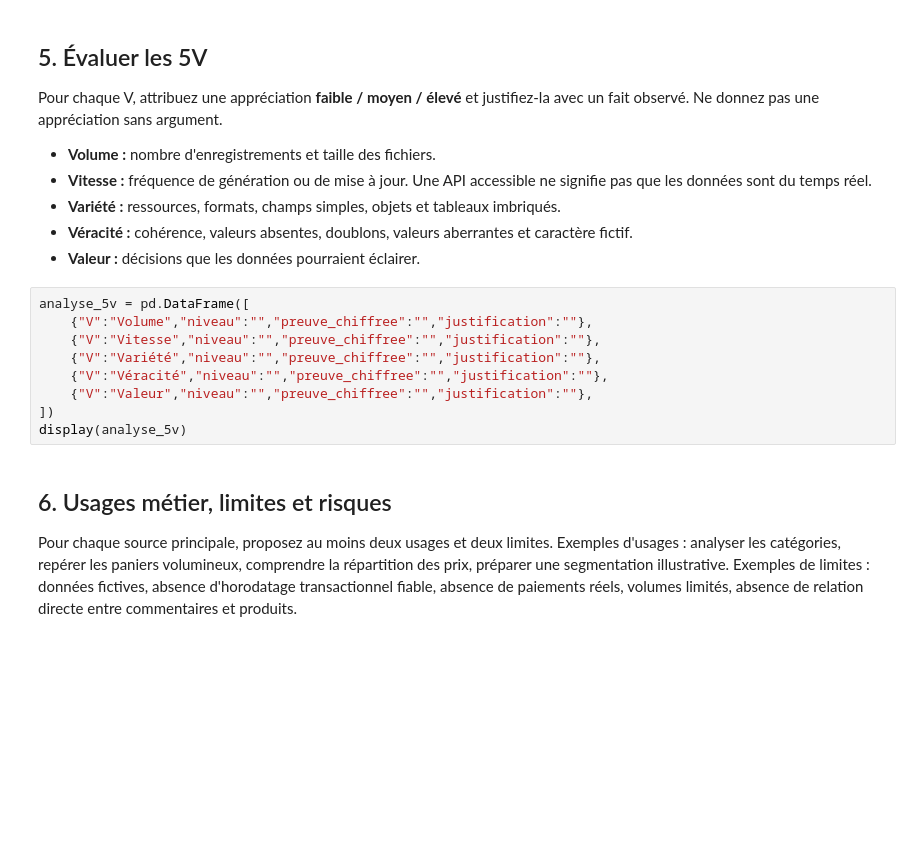
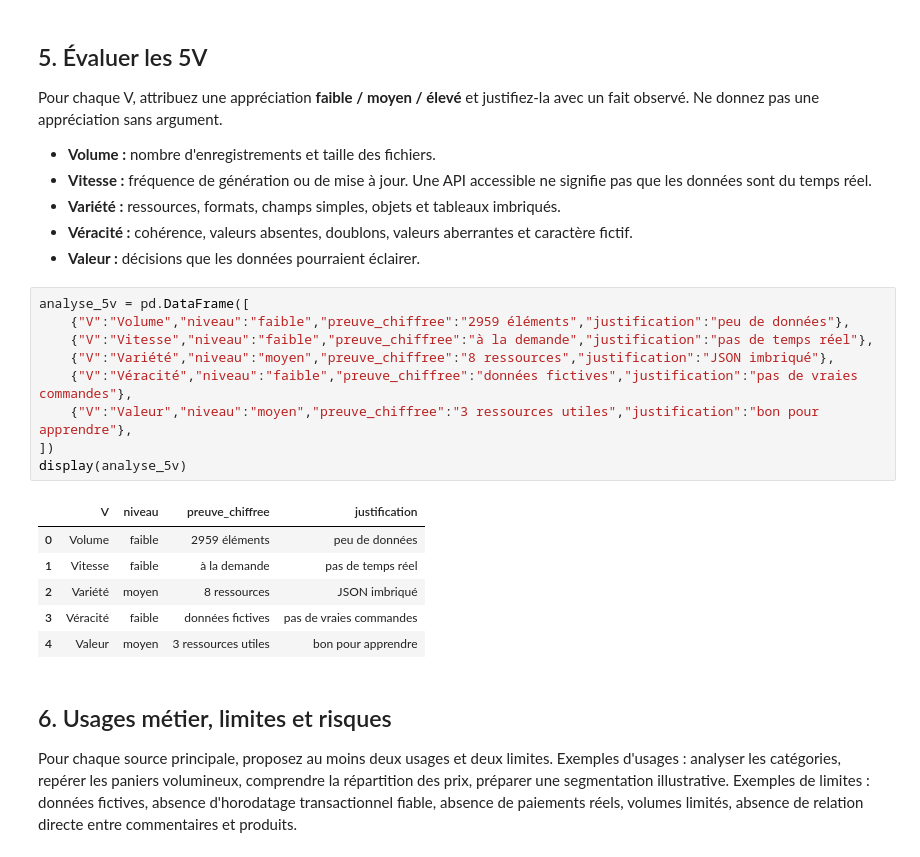
Before and after one commit to Abdoul-ilmi/Big-Data-B2-Abdoul-Mohamed, a Jupyter notebook: notebooks/01_atelier_exploration_sources.ipynb, the cells around one changed output. Drawn from its saved outputs; the diff is of its cells as text; blank space fills up the shorter version.

```diff
--- a/notebooks/01_atelier_exploration_sources.ipynb
+++ b/notebooks/01_atelier_exploration_sources.ipynb
@@ -169,13 +258,20 @@ Pour chaque V, attribuez une appréciation **faible / moyen / élevé** et justi
 - **Valeur :** décisions que les données pourraient éclairer.
 # %%
 analyse_5v = pd.DataFrame([
-    {"V":"Volume","niveau":"","preuve_chiffree":"","justification":""},
-    {"V":"Vitesse","niveau":"","preuve_chiffree":"","justification":""},
-    {"V":"Variété","niveau":"","preuve_chiffree":"","justification":""},
-    {"V":"Véracité","niveau":"","preuve_chiffree":"","justification":""},
-    {"V":"Valeur","niveau":"","preuve_chiffree":"","justification":""},
+    {"V":"Volume","niveau":"faible","preuve_chiffree":"2959 éléments","justification":"peu de données"},
+    {"V":"Vitesse","niveau":"faible","preuve_chiffree":"à la demande","justification":"pas de temps réel"},
+    {"V":"Variété","niveau":"moyen","preuve_chiffree":"8 ressources","justification":"JSON imbriqué"},
+    {"V":"Véracité","niveau":"faible","preuve_chiffree":"données fictives","justification":"pas de vraies commandes"},
+    {"V":"Valeur","niveau":"moyen","preuve_chiffree":"3 ressources utiles","justification":"bon pour apprendre"},
 ])
 display(analyse_5v)
+# %% [output]
+|  | V | niveau | preuve_chiffree | justification |
+| 0 | Volume | faible | 2959 éléments | peu de données |
+| 1 | Vitesse | faible | à la demande | pas de temps réel |
+| 2 | Variété | moyen | 8 ressources | JSON imbriqué |
+| 3 | Véracité | faible | données fictives | pas de vraies commandes |
+| 4 | Valeur | moyen | 3 ressources utiles | bon pour apprendre |
 # %% [markdown]
 ## 6. Usages métier, limites et risques
 
```
Also changed, not shown: parts of 10 cells of this notebook, 13 other files.
